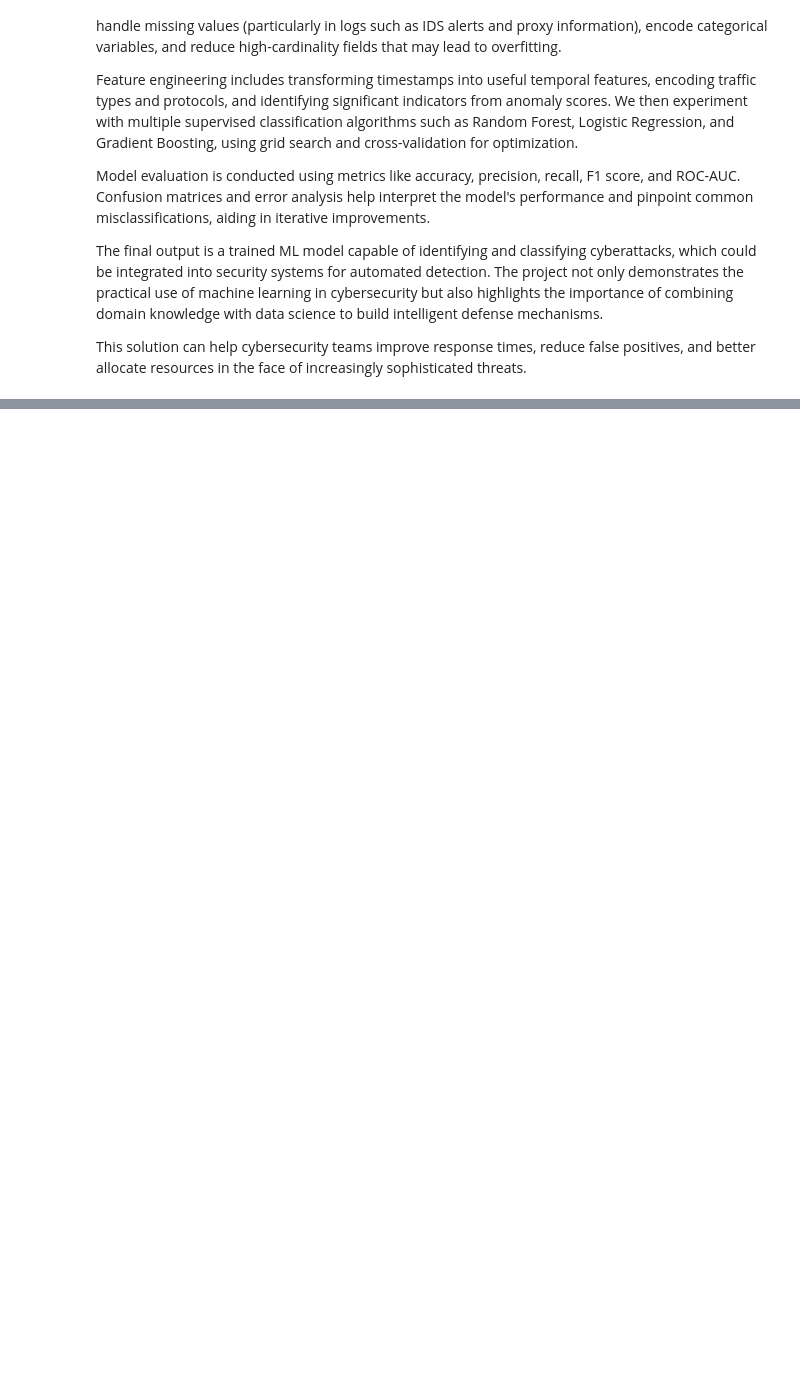
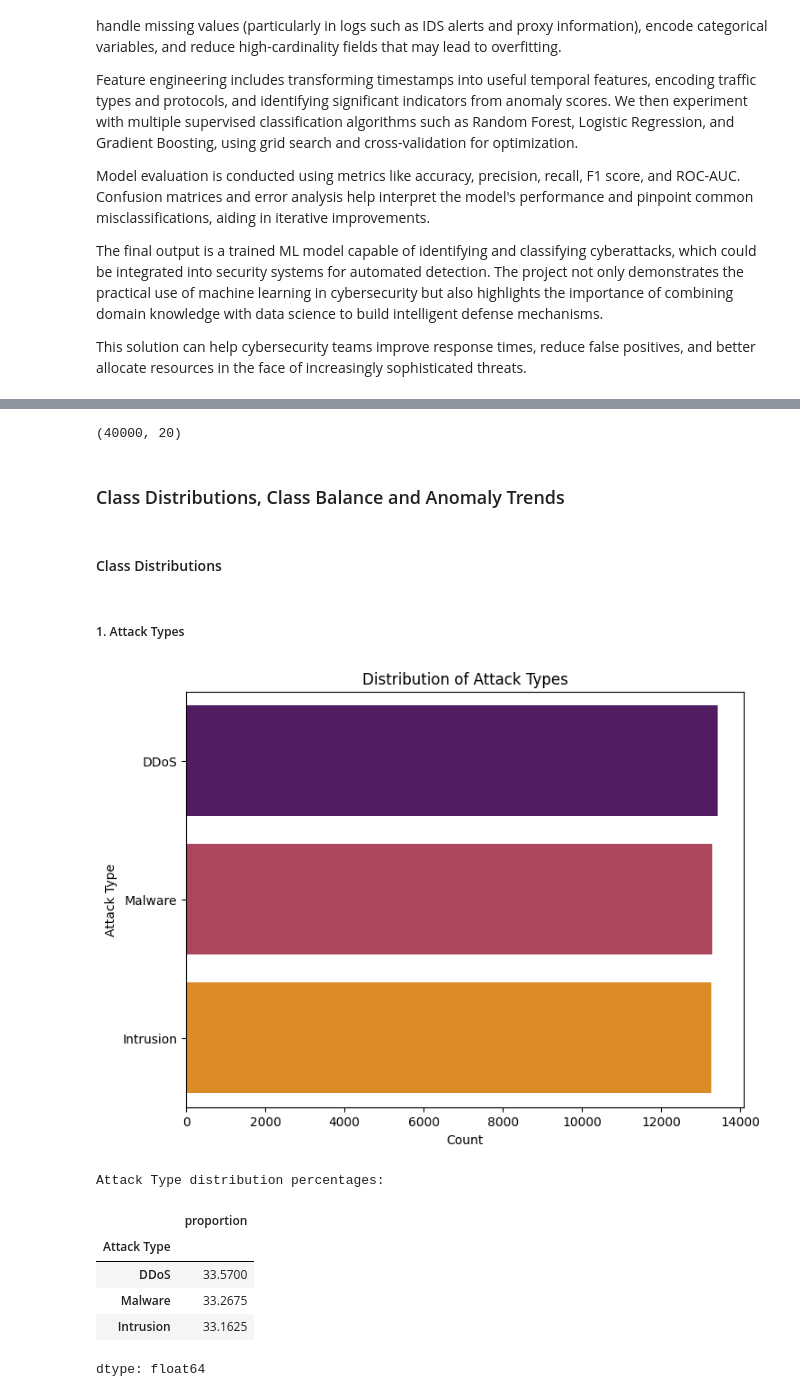
Before and after one commit to aminayusif/Intrudex, a Jupyter notebook: CyberGuard_Machine_Learning_for_Cyberattack_Detection_and_Classification.ipynb, the cells around one changed output, grey strips where cells are left out. Drawn from its saved outputs; the diff is of its cells as text; code cells hidden in the pictures; blank space fills up the shorter version.

Commit message:
Exploratory data analysis and data preprocessing

```diff
--- a/CyberGuard_Machine_Learning_for_Cyberattack_Detection_and_Classification.ipynb
+++ b/CyberGuard_Machine_Learning_for_Cyberattack_Detection_and_Classification.ipynb
@@ -18,0 +53,10 @@ This solution can help cybersecurity teams improve response times, reduce false
+# %%
+import pandas as pd
+
+data = pd.read_csv('cybersecurity_attacks.csv')
+
+print("Dataset Overview:")
+display(data.head())
+
+print("\nColumn Information:")
+display(data.info())
@@ -18,0 +136,29 @@ This solution can help cybersecurity teams improve response times, reduce false
+# %%
+data.shape
+# %% [output]
+(40000, 20)
+# %% [markdown]
+### Class Distributions, Class Balance and Anomaly Trends
+# %% [markdown]
+#### Class Distributions
+# %% [markdown]
+##### 1. Attack Types
+# %%
+plt.figure(figsize=(8, 6))
+sns.countplot(data=data, y='Attack Type', order=data['Attack Type'].value_counts().index, palette='inferno')
+plt.title('Distribution of Attack Types')
+plt.xlabel('Count')
+plt.ylabel('Attack Type')
+plt.show()
+
+print("\nAttack Type distribution percentages:")
+display(data['Attack Type'].value_counts(normalize=True) * 100)
+# %% [output]
+[figure, added]
+Attack Type distribution percentages:
+|  | proportion |
+| Attack Type |  |
+| DDoS | 33.5700 |
+| Malware | 33.2675 |
+| Intrusion | 33.1625 |
+dtype: float64
```
Also changed, not shown: parts of 34 cells of this notebook.
